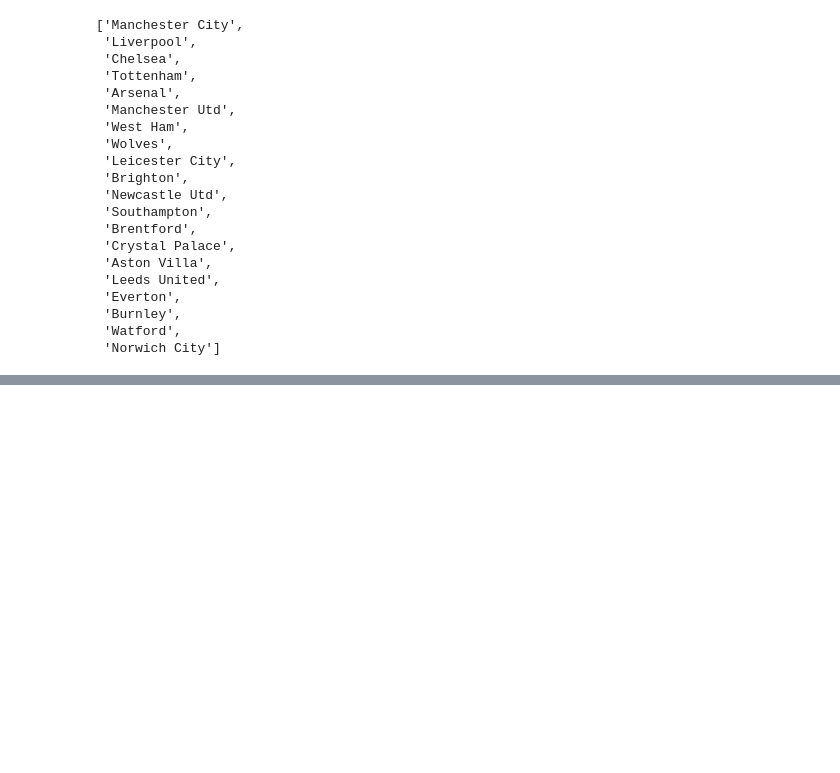
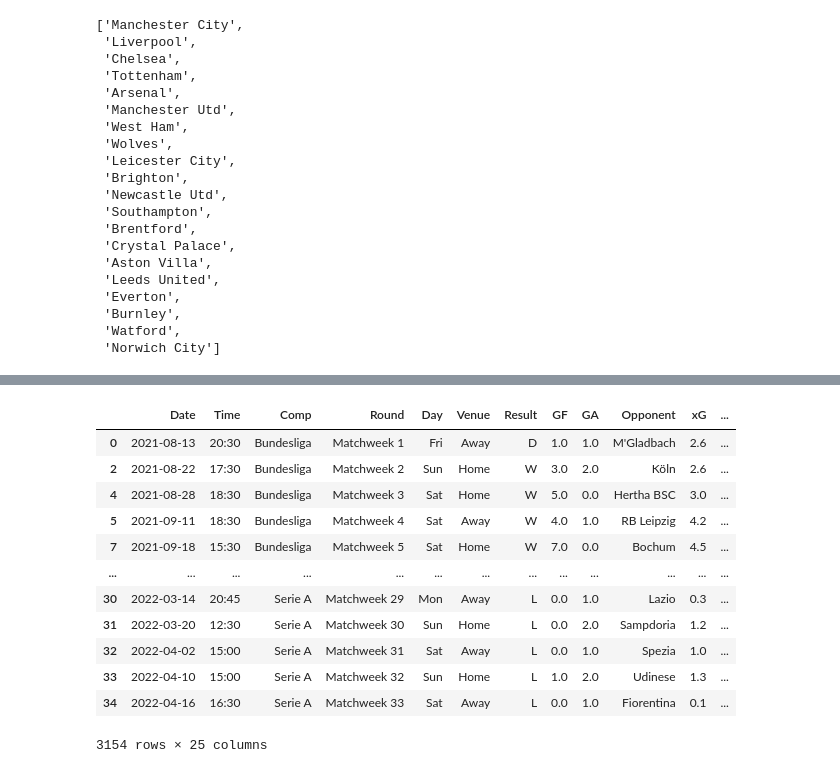
Before and after one commit to rcammi/xG_by_game, a Jupyter notebook: analyze_data.ipynb, the cells around one changed output, grey strips where cells are left out. Cells and saved outputs as stored; diff of their text form; code cells hidden in the pictures; blank space fills up the shorter version.

```diff
--- a/analyze_data.ipynb
+++ b/analyze_data.ipynb
@@ -502,0 +517,16 @@ squadNames
+# %%
+only_league_filt
+# %% [output]
+|  | Date | Time | Comp | Round | Day | Venue | Result | GF | GA | Opponent | xG | ... |
+| 0 | 2021-08-13 | 20:30 | Bundesliga | Matchweek 1 | Fri | Away | D | 1.0 | 1.0 | M'Gladbach | 2.6 | ... |
+| 2 | 2021-08-22 | 17:30 | Bundesliga | Matchweek 2 | Sun | Home | W | 3.0 | 2.0 | Köln | 2.6 | ... |
+| 4 | 2021-08-28 | 18:30 | Bundesliga | Matchweek 3 | Sat | Home | W | 5.0 | 0.0 | Hertha BSC | 3.0 | ... |
+| 5 | 2021-09-11 | 18:30 | Bundesliga | Matchweek 4 | Sat | Away | W | 4.0 | 1.0 | RB Leipzig | 4.2 | ... |
+| 7 | 2021-09-18 | 15:30 | Bundesliga | Matchweek 5 | Sat | Home | W | 7.0 | 0.0 | Bochum | 4.5 | ... |
+| ... | ... | ... | ... | ... | ... | ... | ... | ... | ... | ... | ... | ... |
+| 30 | 2022-03-14 | 20:45 | Serie A | Matchweek 29 | Mon | Away | L | 0.0 | 1.0 | Lazio | 0.3 | ... |
+| 31 | 2022-03-20 | 12:30 | Serie A | Matchweek 30 | Sun | Home | L | 0.0 | 2.0 | Sampdoria | 1.2 | ... |
+| 32 | 2022-04-02 | 15:00 | Serie A | Matchweek 31 | Sat | Away | L | 0.0 | 1.0 | Spezia | 1.0 | ... |
+| 33 | 2022-04-10 | 15:00 | Serie A | Matchweek 32 | Sun | Home | L | 1.0 | 2.0 | Udinese | 1.3 | ... |
+| 34 | 2022-04-16 | 16:30 | Serie A | Matchweek 33 | Sat | Away | L | 0.0 | 1.0 | Fiorentina | 0.1 | ... |
+3154 rows × 25 columns
```
Also changed, not shown: parts of 5 cells of this notebook, 3 other files.
